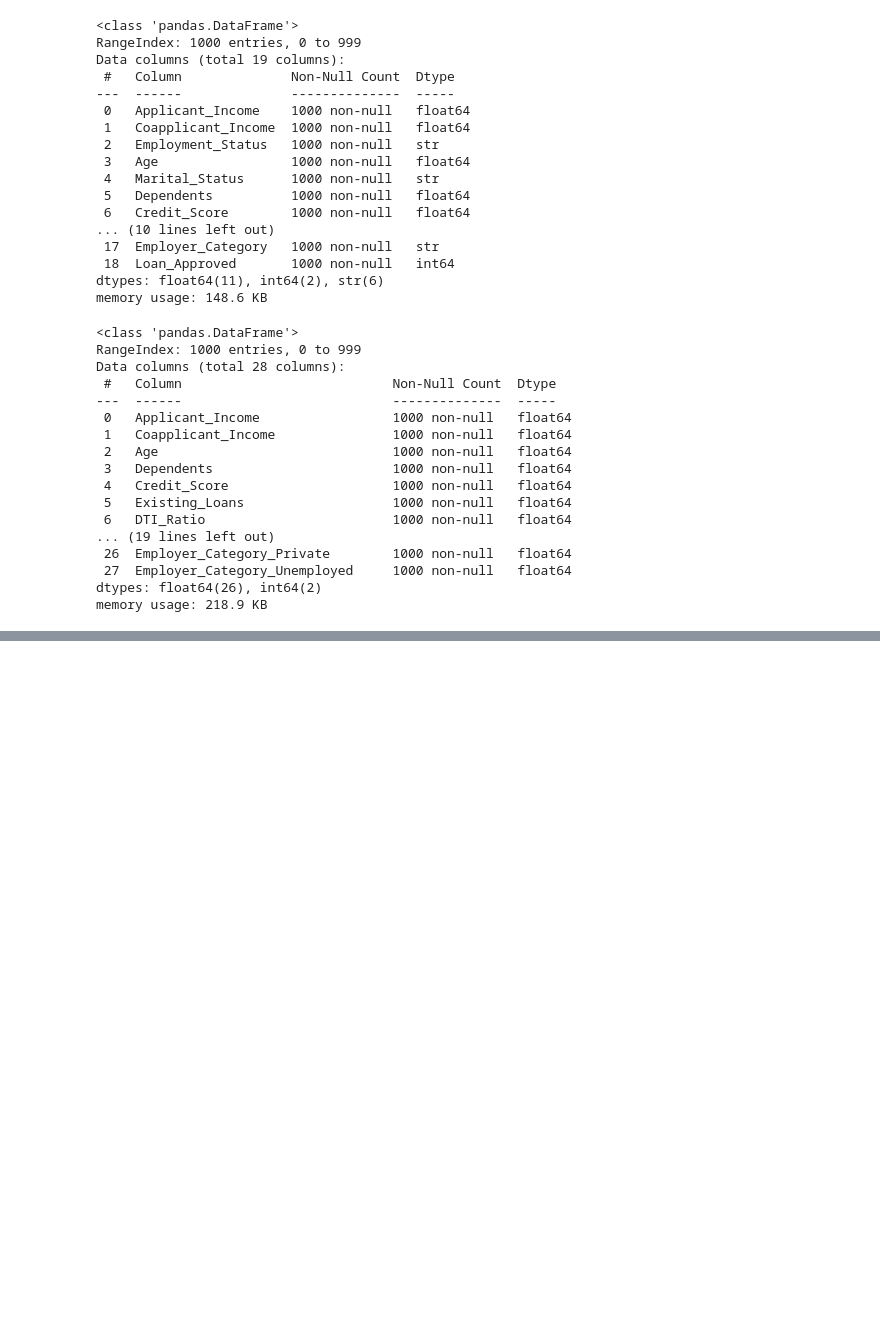
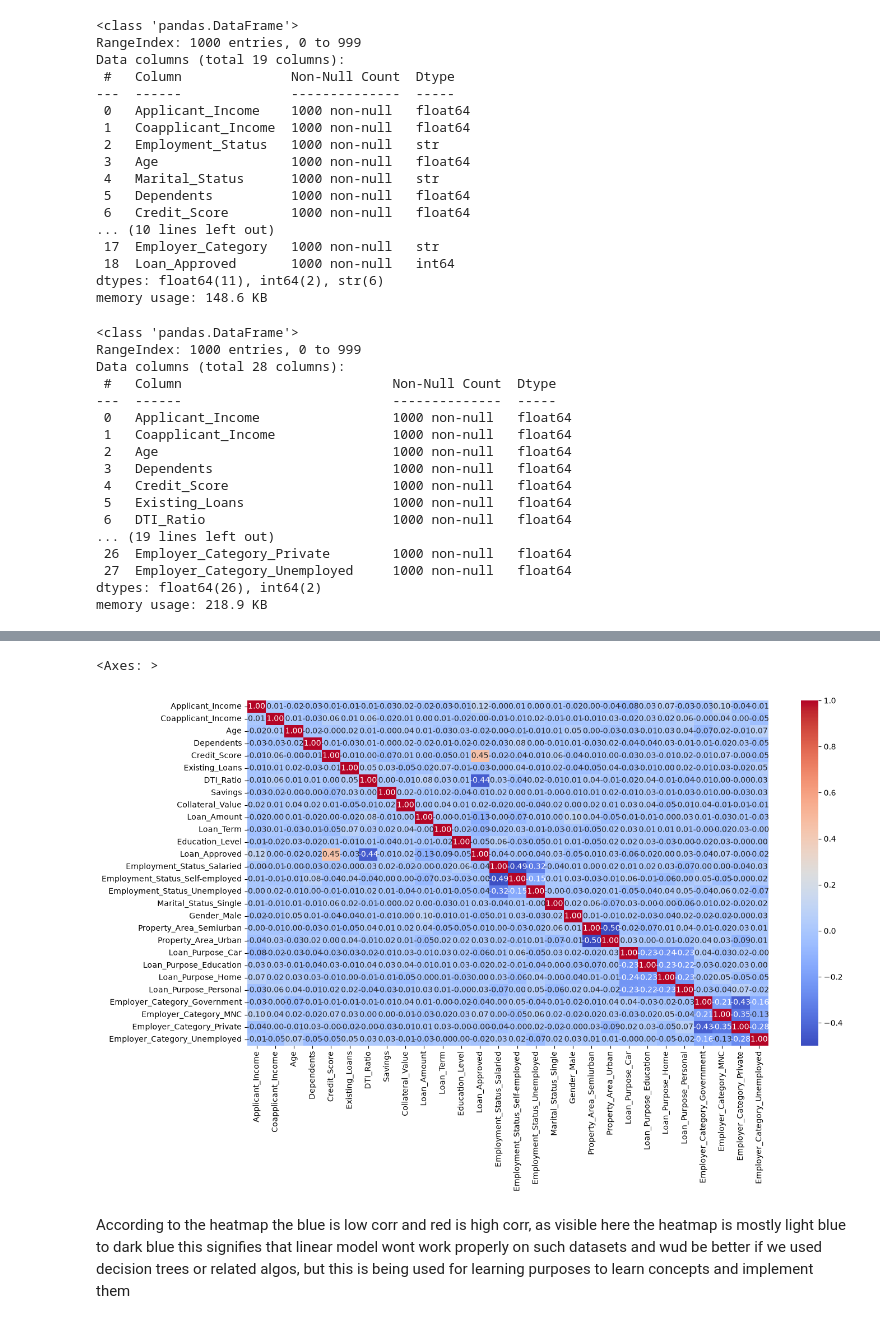
Before and after one commit to Adityapuntambekar/CreditWise-Loan-Approval-System, a Jupyter notebook: credit_wise.ipynb, the cells around one changed output, grey strips where cells are left out. Saved outputs shown, nothing was run; the diff lists cells and outputs as text; code cells hidden in the pictures; blank space fills up the shorter version.

```diff
--- a/credit_wise.ipynb
+++ b/credit_wise.ipynb
@@ -238,0 +241,3 @@ memory usage: 218.9 KB
+# %%
+num_cols = df.select_dtypes(include=['number'])
+corr_matrix = num_cols.corr()
@@ -238,0 +264,14 @@ memory usage: 218.9 KB
+# %%
+# now plotting the heatmap for this
+plt.figure(figsize=(15,8))
+sns.heatmap(
+    corr_matrix,
+    annot=True,
+    fmt=".2f",
+    cmap="coolwarm"
+)
+# %% [output]
+<Axes: >
+[figure, added]
+# %% [markdown]
+ According to the heatmap the blue is low corr and red is high corr, as visible here the heatmap is mostly light blue to dark blue this signifies that linear model wont work properly on such datasets and wud be better if we used decision trees  or related algos, but this is being used for learning purposes to learn concepts and implement them
```
Also changed, not shown: parts of 2 cells of this notebook.
